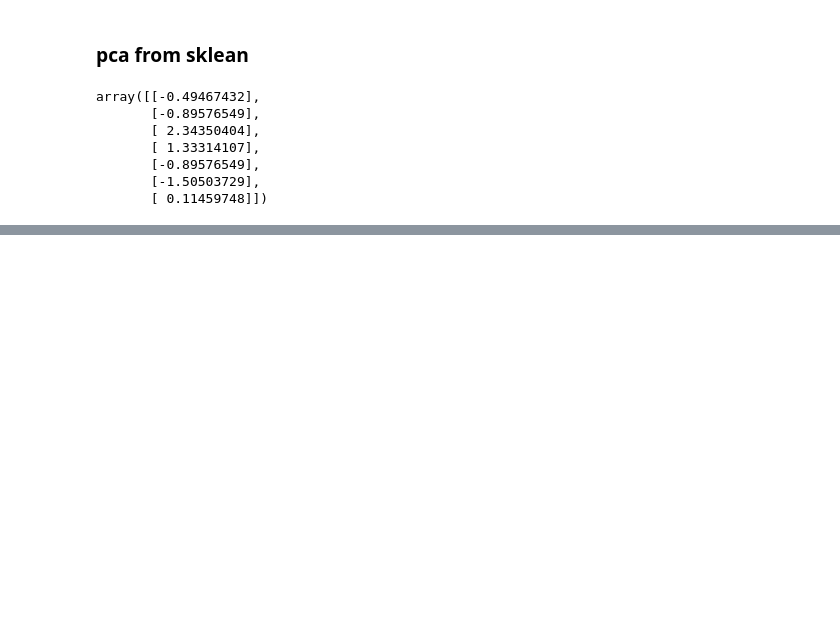
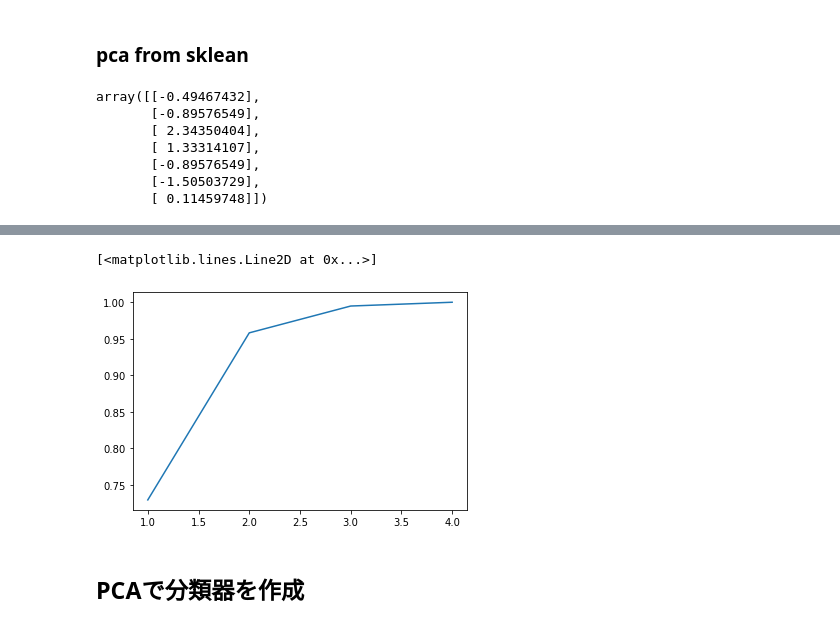
Before and after one commit to shu-suzuki-1124/machine_learning_practice, a Jupyter notebook: lesson11.ipynb, the cells around one changed output, grey strips where cells are left out. Drawn from its saved outputs; the diff is of its cells as text; code cells hidden in the pictures; blank space fills up the shorter version.

```diff
--- a/lesson11.ipynb
+++ b/lesson11.ipynb
@@ -97,0 +119,7 @@ df_pc
+# %%
+plt.plot(range(1, n_components+1), np.cumsum(pca.explained_variance_ratio_))
+# %% [output]
+[<matplotlib.lines.Line2D at 0x...>]
+[figure, added]
+# %% [markdown]
+## PCAで分類器を作成
```
Also changed, not shown: parts of 14 cells of this notebook.
